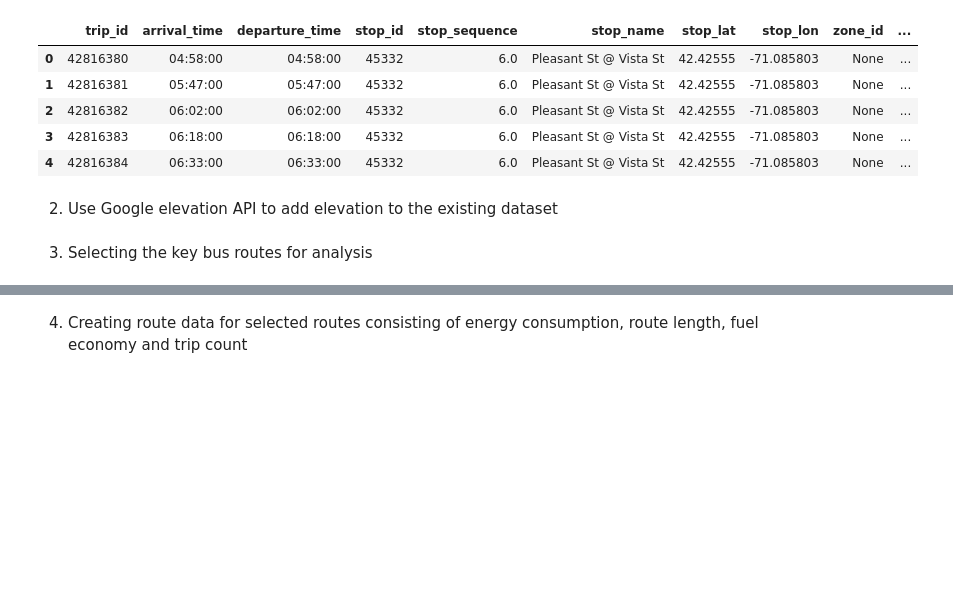
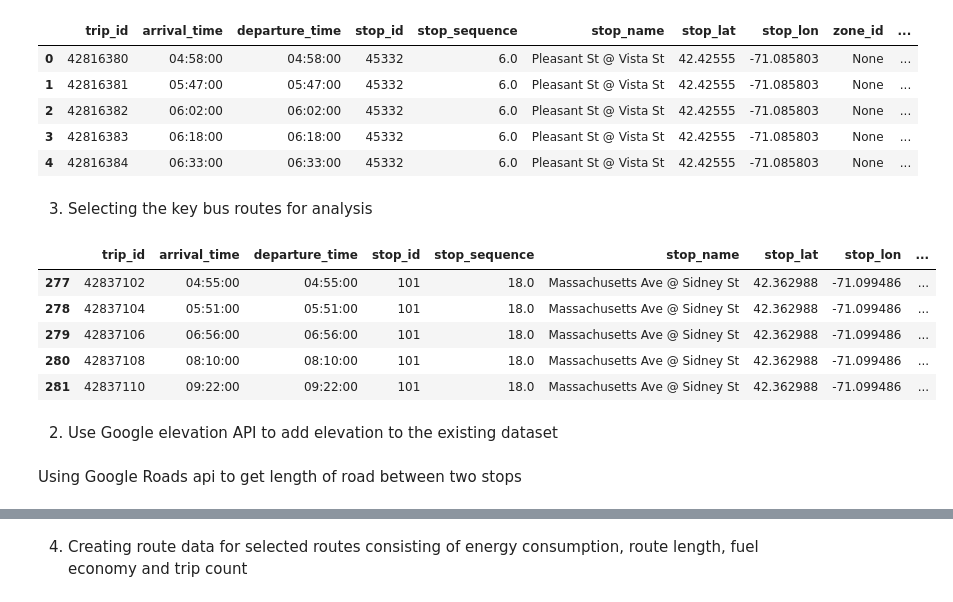
Before and after one commit to UpadhiV/evfleets, a Jupyter notebook: Boston .ipynb, the cells around one changed output, grey strips where cells are left out. Cells and saved outputs as stored; diff of their text form; code cells hidden in the pictures; blank space fills up the shorter version.

```diff
--- a/Boston .ipynb
+++ b/Boston .ipynb
@@ -122,3 +128,5 @@ data.head()
 | 2 | 42816382 | 06:02:00 | 06:02:00 | 45332 | 6.0 | Pleasant St @ Vista St | 42.42555 | -71.085803 | None | ... |
 | 3 | 42816383 | 06:18:00 | 06:18:00 | 45332 | 6.0 | Pleasant St @ Vista St | 42.42555 | -71.085803 | None | ... |
 | 4 | 42816384 | 06:33:00 | 06:33:00 | 45332 | 6.0 | Pleasant St @ Vista St | 42.42555 | -71.085803 | None | ... |
+# %% [markdown]
+3. Selecting the key bus routes for analysis
@@ -125,3 +135,17 @@ data.head()
+# %%
+
+df = data[data["route_id"].isin(key_routes)].drop(columns = ["zone_id","parent_station"])
+
+#removing duplicate columns (stop_id ) due to joining
+df = df.loc[:,~df.columns.duplicated()]
+df.head()
+# %% [output]
+|  | trip_id | arrival_time | departure_time | stop_id | stop_sequence | stop_name | stop_lat | stop_lon | ... |
+| 277 | 42837102 | 04:55:00 | 04:55:00 | 101 | 18.0 | Massachusetts Ave @ Sidney St | 42.362988 | -71.099486 | ... |
+| 278 | 42837104 | 05:51:00 | 05:51:00 | 101 | 18.0 | Massachusetts Ave @ Sidney St | 42.362988 | -71.099486 | ... |
+| 279 | 42837106 | 06:56:00 | 06:56:00 | 101 | 18.0 | Massachusetts Ave @ Sidney St | 42.362988 | -71.099486 | ... |
+| 280 | 42837108 | 08:10:00 | 08:10:00 | 101 | 18.0 | Massachusetts Ave @ Sidney St | 42.362988 | -71.099486 | ... |
+| 281 | 42837110 | 09:22:00 | 09:22:00 | 101 | 18.0 | Massachusetts Ave @ Sidney St | 42.362988 | -71.099486 | ... |
 # %% [markdown]
 2. Use Google elevation API to add elevation to the existing dataset
 # %%
@@ -141,5 +165,3 @@ for i in key_stops:
 #storing elevation data in a separate table in the database
 elv = pd.DataFrame(list(zip(key_stops, elevation)), columns =['stop_id', 'elevation'])
 elv.to_sql('mbta_elevation',con=engine, index = False, if_exists = 'replace')
-# %% [markdown]
-3. Selecting the key bus routes for analysis
@@ -147,0 +168,2 @@ key_routes = ['1', '15', '22', '23', '28', '32', '39', '57', '66', '71', '73', '
+# %% [markdown]
+Using Google Roads api to get length of road between two stops
```
Also changed, not shown: parts of 9 cells of this notebook.
